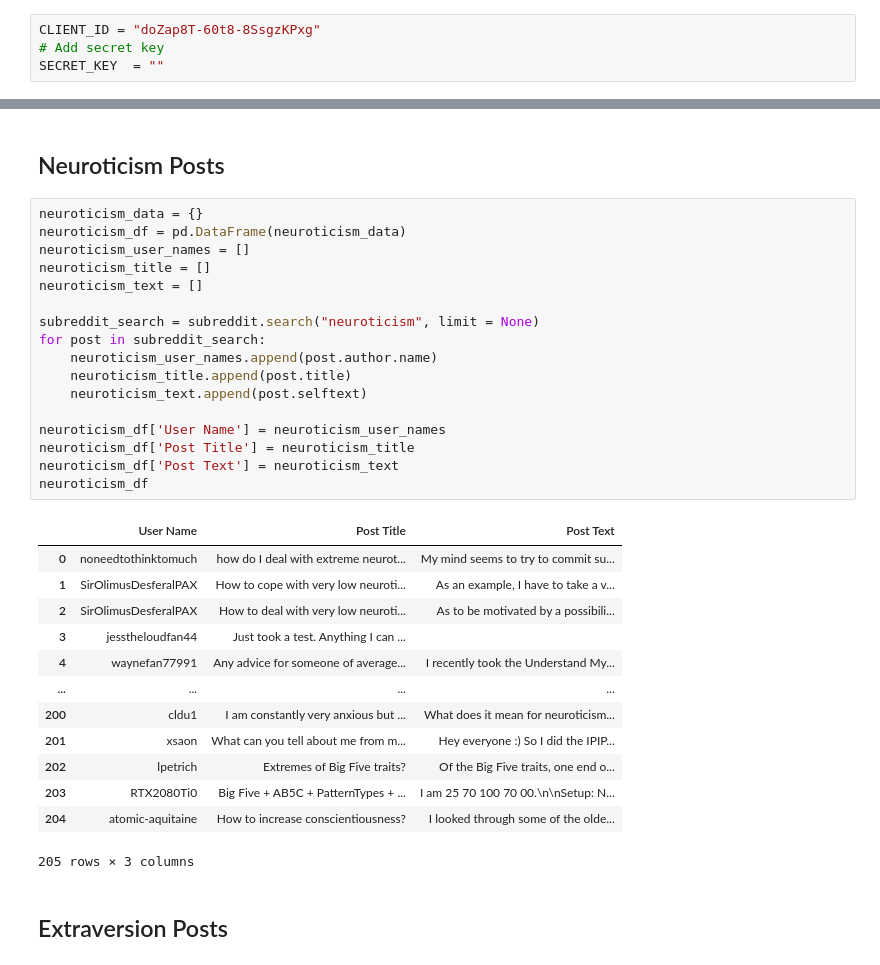
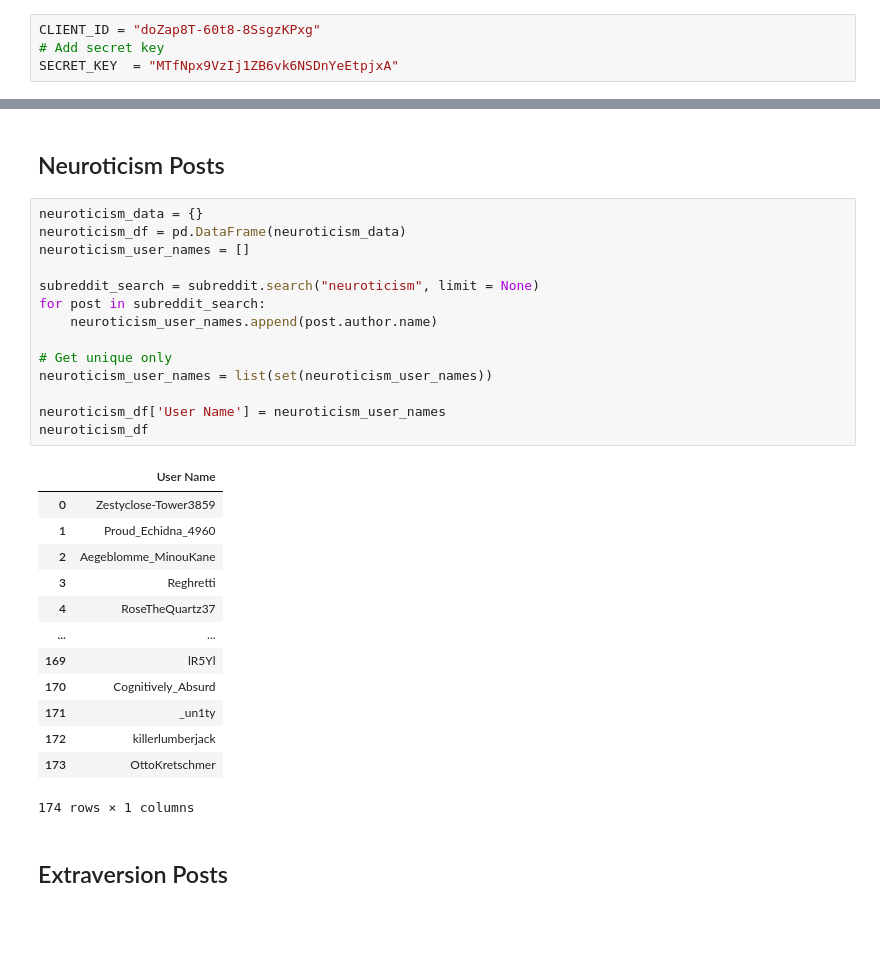
Before and after one commit to TanmoyPaul1/Natural-Language-Processing, a Jupyter notebook: src/Reddit_API.ipynb, the cells around one changed output, grey strips where cells are left out. Cells and saved outputs as stored; diff of their text form; blank space fills up the shorter version.

Commit message:
Finished cleaning data
Co-authored-by: Tanmoy Paul <TanmoyPaul1@users.noreply.github.com>

```diff
--- a/src/Reddit_API.ipynb
+++ b/src/Reddit_API.ipynb
@@ -1,7 +1,7 @@
 # %%
 CLIENT_ID = "doZap8T-60t8-8SsgzKPxg"
 # Add secret key
-SECRET_KEY  = ""
+SECRET_KEY  = "MTfNpx9VzIj1ZB6vk6NSDnYeEtpjxA"
 # %%
 with open('pwd.txt', 'r') as file:
     pw = file.read()
@@ -26,34 +26,31 @@ subreddit = reddit.subreddit("BigFive")
 # %%
 neuroticism_data = {}
 neuroticism_df = pd.DataFrame(neuroticism_data)
 neuroticism_user_names = []
-neuroticism_title = []
-neuroticism_text = []
 
 subreddit_search = subreddit.search("neuroticism", limit = None)
 for post in subreddit_search:
     neuroticism_user_names.append(post.author.name)
-    neuroticism_title.append(post.title)
-    neuroticism_text.append(post.selftext)
+
+# Get unique only
+neuroticism_user_names = list(set(neuroticism_user_names))
 
 neuroticism_df['User Name'] = neuroticism_user_names
-neuroticism_df['Post Title'] = neuroticism_title
-neuroticism_df['Post Text'] = neuroticism_text
 neuroticism_df
 # %% [output]
-|  | User Name | Post Title | Post Text |
-| 0 | noneedtothinktomuch | how do I deal with extreme neurot... | My mind seems to try to commit su... |
-| 1 | SirOlimusDesferalPAX | How to cope with very low neuroti... | As an example, I have to take a v... |
-| 2 | SirOlimusDesferalPAX | How to deal with very low neuroti... | As to be motivated by a possibili... |
-| 3 | jesstheloudfan44 | Just took a test. Anything I can ... |  |
-| 4 | waynefan77991 | Any advice for someone of average... | I recently took the Understand My... |
-| ... | ... | ... | ... |
-| 200 | cldu1 | I am constantly very anxious but ... | What does it mean for neuroticism... |
-| 201 | xsaon | What can you tell about me from m... | Hey everyone :) So I did the IPIP... |
-| 202 | lpetrich | Extremes of Big Five traits? | Of the Big Five traits, one end o... |
-| 203 | RTX2080Ti0 | Big Five + AB5C + PatternTypes + ... | I am 25 70 100 70 00.\n\nSetup: N... |
-| 204 | atomic-aquitaine | How to increase conscientiousness? | I looked through some of the olde... |
+|  | User Name |
+| 0 | Zestyclose-Tower3859 |
+| 1 | Proud_Echidna_4960 |
+| 2 | Aegeblomme_MinouKane |
+| 3 | Reghretti |
+| 4 | RoseTheQuartz37 |
+| ... | ... |
+| 169 | lR5Yl |
+| 170 | Cognitively_Absurd |
+| 171 | _un1ty |
+| 172 | killerlumberjack |
+| 173 | OttoKretschmer |
-205 rows × 3 columns
+174 rows × 1 columns
 # %% [markdown]
 ## Extraversion Posts
 # %%
```
Also changed, not shown: parts of 13 cells of this notebook.
